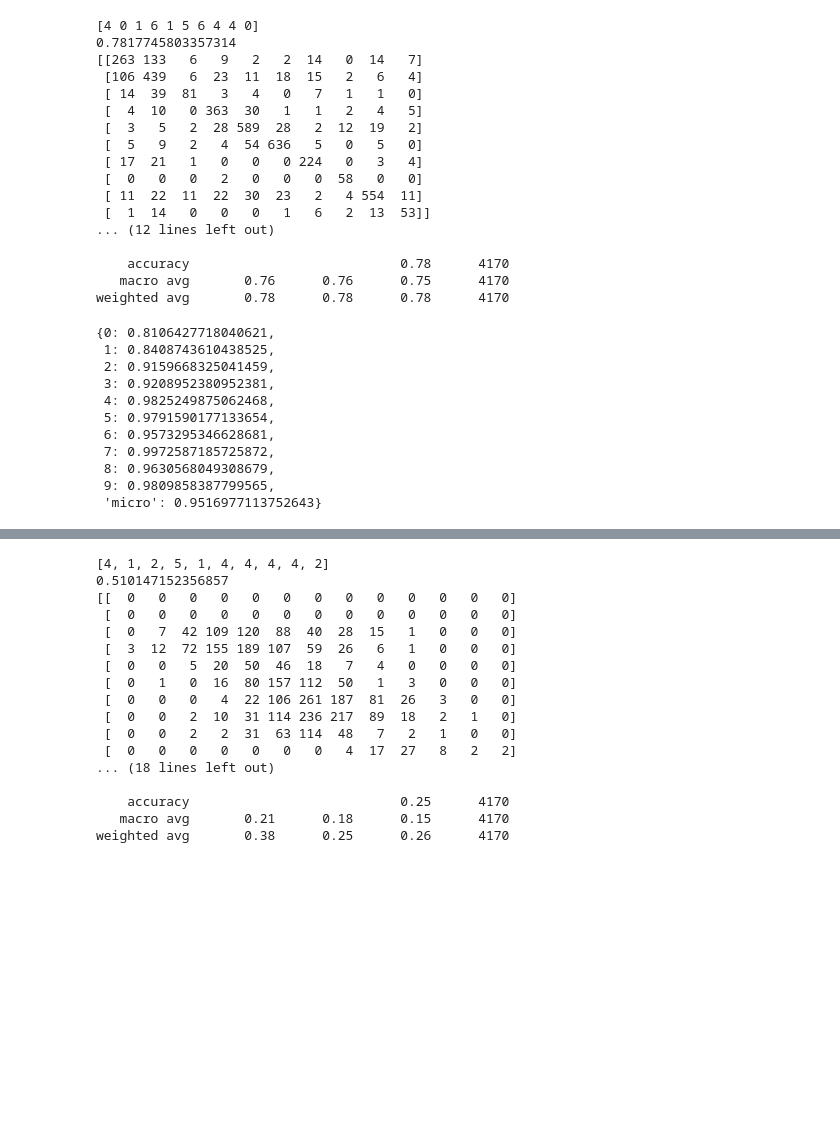
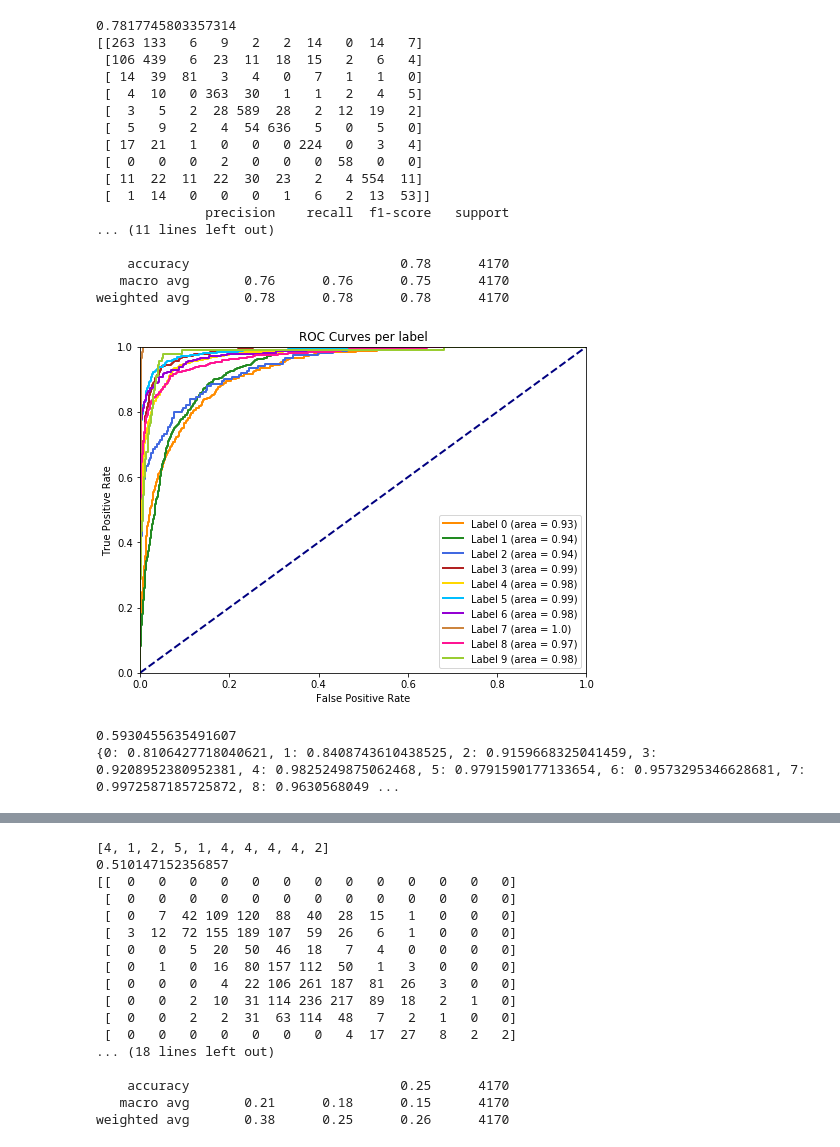
Before and after one commit to csar95/CW2_Trees_Regression_NNs, a Jupyter notebook: LinearClassifier.ipynb, the cells around one changed output, grey strips where cells are left out. Drawn from its saved outputs; the diff is of its cells as text; code cells hidden in the pictures; blank space fills up the shorter version.

Commit message:
Added ROC Curves for each label

```diff
--- a/LinearClassifier.ipynb
+++ b/LinearClassifier.ipynb
@@ -1,3 +1,19 @@
+# %%
+import matplotlib.pyplot as plt
+
+def plot_roc_curves(fpr, tpr, roc_auc):
+    plt.figure(figsize=(8, 6))
+    colors = ['darkorange', 'forestgreen', 'royalblue', 'firebrick', 'gold', 'deepskyblue', 'darkviolet', 'peru', 'deeppink', 'yellowgreen']
+    for lbl in range(10):
+        plt.plot(fpr[lbl], tpr[lbl], color=colors[lbl], linewidth=2, label=f'Label {lbl} (area = {round(roc_auc[lbl], 2)})')
+    plt.plot([0, 1], [0, 1], color='navy', linewidth=2, linestyle='--')
+    plt.xlim([0.0, 1.0])
+    plt.ylim([0.0, 1.0])
+    plt.xlabel('False Positive Rate')
+    plt.ylabel('True Positive Rate')
+    plt.title('ROC Curves per label')
+    plt.legend(loc="lower right")
+    plt.show()
 # %%
 import pandas as pd
 import warnings; warnings.simplefilter('ignore')
@@ -21,26 +37,21 @@ X_test = testing_dataSet.drop("label", axis=1)
 # %%
 from sklearn.metrics import confusion_matrix, classification_report, roc_curve, auc
 # %%
-# Using training and testing data sets
+# LOGISTIC REGRESSION: TRAINING & TESTING DATA SETS
 
 from sklearn.linear_model import LogisticRegression
 
 model_logistic = LogisticRegression(solver='lbfgs', multi_class='multinomial')
 y_pred_logistic = model_logistic.fit(X_train, y_train).predict(X_test)
 
-print(y_pred_logistic[:10])
+# print(y_pred_logistic[:10])
 print(model_logistic.score(X_test, y_test))
 print(confusion_matrix(y_test, y_pred_logistic))
 print(classification_report(y_test, y_pred_logistic))
 
 # fpr, tpr, _ = roc_curve(y_test, y_pred_logistic)
 # roc_area = auc(fpr, tpr)
-
-# print(fpr)
-# print(tpr)
-# print(roc_area)
 # %% [output]
-[4 0 1 6 1 5 6 4 4 0]
 0.7817745803357314
 [[263 133   6   9   2   2  14   0  14   7]
  [106 439   6  23  11  18  15   2   6   4]
@@ -52,11 +63,33 @@ print(classification_report(y_test, y_pred_logistic))
  [  0   0   0   2   0   0   0  58   0   0]
  [ 11  22  11  22  30  23   2   4 554  11]
  [  1  14   0   0   0   1   6   2  13  53]]
-... (12 lines left out)
+              precision    recall  f1-score   support
+... (11 lines left out)
 
     accuracy                           0.78      4170
    macro avg       0.76      0.76      0.75      4170
 weighted avg       0.78      0.78      0.78      4170
+# %%
+import numpy as np
+import copy
+
+y_pred_logistic_proba = model_logistic.predict_proba(X_test)
+
+fpr, tpr, roc_auc = dict(), dict(), dict()
+all_y_test_i = np.empty(shape=(0, 4170), dtype=int)
+all_y_predict_proba = np.empty(shape=(0, 4170), dtype=int)
+
+# http://benalexkeen.com/scoring-classifier-models-using-scikit-learn/
+for i in range(10):
+    y_test_i = list(map(lambda x: 1 if x == i else 0, y_test))
+    all_y_test_i = np.append(all_y_test_i, [copy.deepcopy(y_test_i)], axis=0)
+    all_y_predict_proba = np.append(all_y_predict_proba, [y_pred_logistic_proba[:, i]], axis=0)
+    fpr[i], tpr[i], _ = roc_curve(y_test_i, y_pred_logistic_proba[:, i])
+    roc_auc[i] = auc(fpr[i], tpr[i])
+
+plot_roc_curves(fpr, tpr, roc_auc)
+# %% [output]
+[figure, added]
 # %%
 from sklearn.preprocessing import label_binarize
 from sklearn.multiclass import OneVsRestClassifier
@@ -65,13 +98,19 @@ from sklearn.multiclass import OneVsRestClassifier
 y_trn = label_binarize(y_train, classes=[0,1,2,3,4,5,6,7,8,9])
 y_tst = label_binarize(y_test, classes=[0,1,2,3,4,5,6,7,8,9])
 
+model_logistic = LogisticRegression(solver='lbfgs', multi_class='multinomial')
 classifier = OneVsRestClassifier(model_logistic)
-y_score = classifier.fit(X_train, y_trn).decision_function(X_test)
+classifier.fit(X_train, y_trn)
+
+y_pred_logistic = classifier.predict(X_test)
+
+print(classifier.score(X_test, y_tst))
+
+# https://scikit-learn.org/stable/auto_examples/model_selection/plot_roc.html
+y_score = classifier.decision_function(X_test)
 
 # Compute ROC curve and ROC area for each class
-fpr = dict()
-tpr = dict()
-roc_auc = dict()
+fpr, tpr, roc_auc = dict(), dict(), dict()
 for i in range(10):
     fpr[i], tpr[i], _ = roc_curve(y_tst[:, i], y_score[:, i])
     roc_auc[i] = auc(fpr[i], tpr[i])
@@ -80,16 +119,7 @@ for i in range(10):
 fpr["micro"], tpr["micro"], _ = roc_curve(y_tst.ravel(), y_score.ravel())
 roc_auc["micro"] = auc(fpr["micro"], tpr["micro"])
 
-roc_auc
+print(roc_auc)
 # %% [output]
-{0: 0.8106427718040621,
- 1: 0.8408743610438525,
- 2: 0.9159668325041459,
- 3: 0.9208952380952381,
- 4: 0.9825249875062468,
- 5: 0.9791590177133654,
- 6: 0.9573295346628681,
- 7: 0.9972587185725872,
- 8: 0.9630568049308679,
- 9: 0.9809858387799565,
- 'micro': 0.9516977113752643}
+0.5930455635491607
+{0: 0.8106427718040621, 1: 0.8408743610438525, 2: 0.9159668325041459, 3: 0.9208952380952381, 4: 0.9825249875062468, 5: 0.9791590177133654, 6: 0.9573295346628681, 7: 0.9972587185725872, 8: 0.9630568049 ...
```
Also changed, not shown: parts of 6 cells of this notebook.
